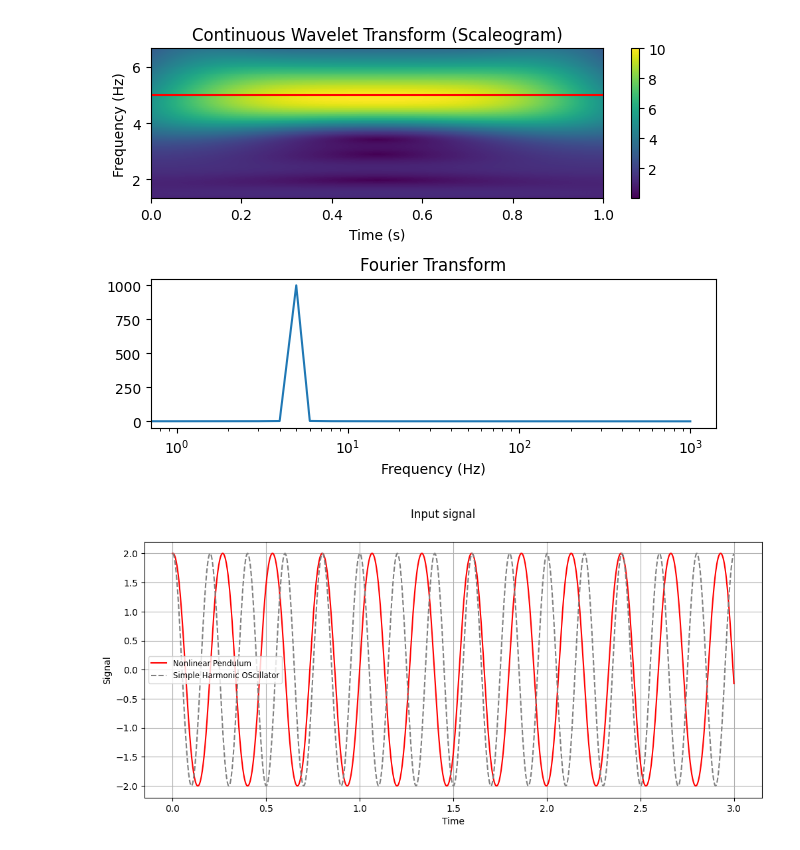
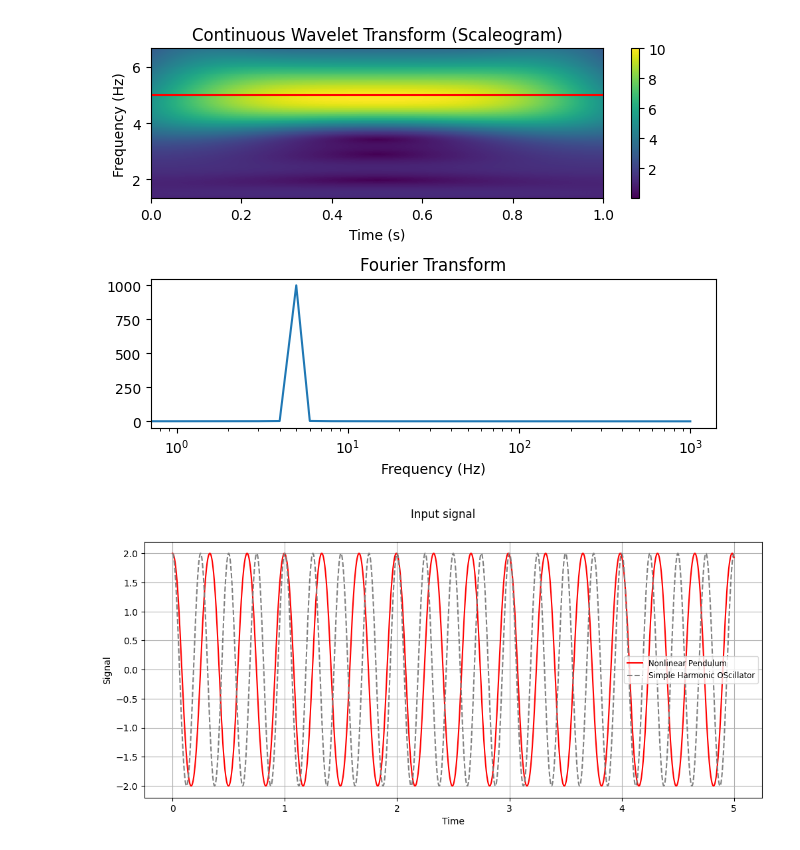
Before and after one commit to Mehdi-Haned/PINNs-Spring2025, a Jupyter notebook: frequency analysis/wavelet_transform.ipynb, the cells around one changed output. Saved outputs shown, nothing was run; the diff lists cells and outputs as text; code cells hidden in the pictures.

```diff
--- a/frequency analysis/wavelet_transform.ipynb
+++ b/frequency analysis/wavelet_transform.ipynb
@@ -61,27 +61,28 @@ plt.tight_layout()
 # %% [output]
 [figure]
 # %%
-ti, tf, dt = 0, 3, 1e-3
+ti, tf, dt = 0, 5, 1e-3
 
 t  = np.arange(ti, tf, dt)
-w0 = 2*np.pi*5
-X0 = [2, 2]
+w0 = 2*np.pi*4
+X0 = [2, 0]
 
 def ODE(X, t): return [X[1], -w0**2 * np.sin(X[0])]
 def SHO_ODE(X, t): return [X[1], -w0**2 * X[0]]
 
 pendulum    = odeint(ODE, X0, t)[:,0]
 SHO         = odeint(SHO_ODE, X0, t)[:,0]
 
 fig, ax = plt.subplots(figsize=(12,5))
 ax.plot(t, pendulum, label="Nonlinear Pendulum", color="red")
 ax.plot(t, SHO, label="Simple Harmonic OScillator", linestyle="--", color="gray")
 ax.set_ylabel("Signal")
 ax.set_xlabel("Time")
 ax.grid()
 ax.legend(fontsize='small')
 plt.suptitle("Input signal")
+plt.savefig("solution_comparison.png")
 plt.show()
 # %% [output]
-[figure, old version]
+[figure, new version]
 # %%
```
Also changed, not shown: parts of 5 cells of this notebook, 3 other files.
